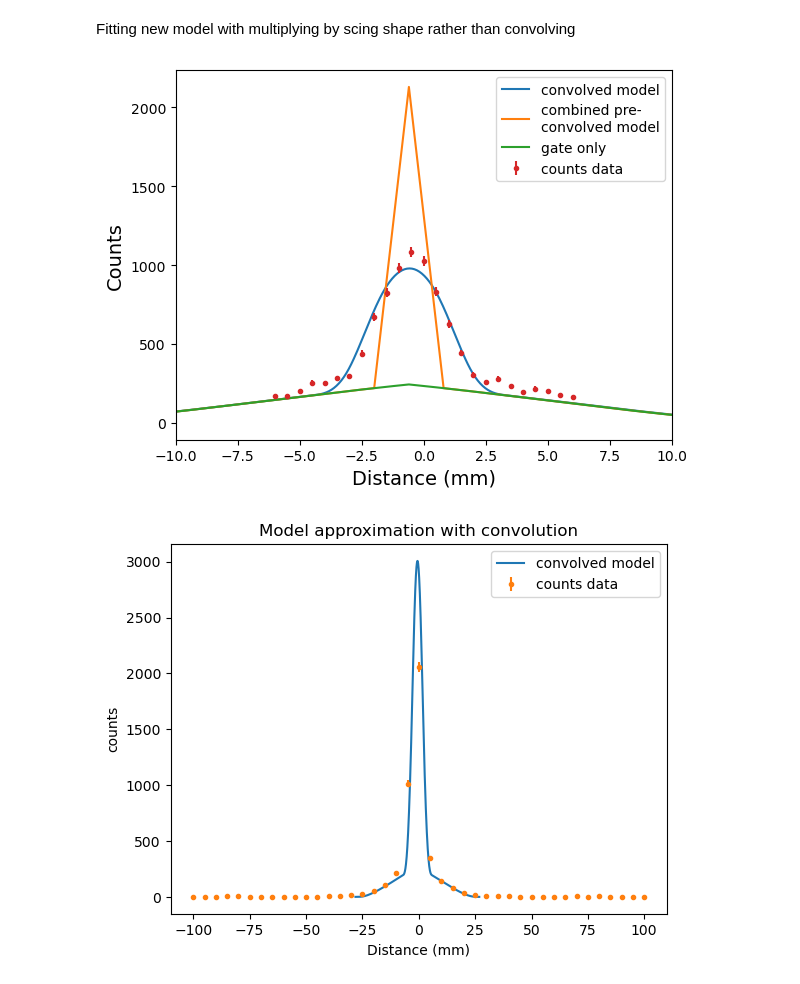
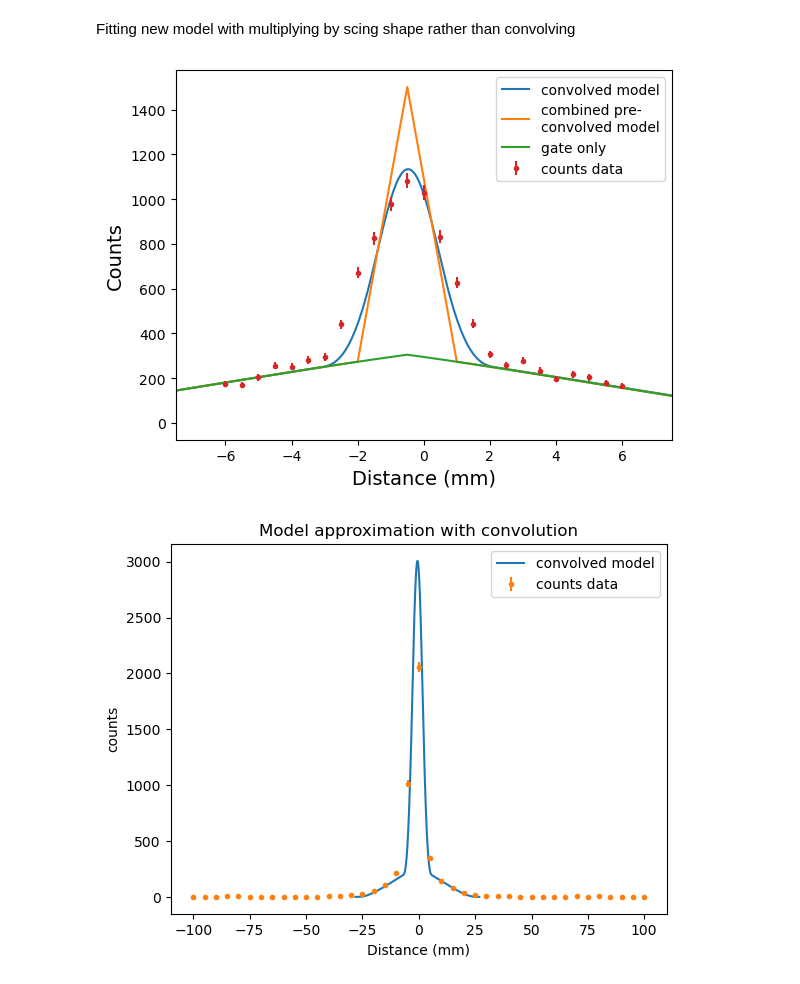
Before and after one commit to MarkZhit/PHYS409-PET, a Jupyter notebook: ModelDefinition.ipynb, the cells around one changed output. Saved outputs shown, nothing was run; the diff lists cells and outputs as text; code cells hidden in the pictures.

```diff
--- a/ModelDefinition.ipynb
+++ b/ModelDefinition.ipynb
@@ -389,14 +389,14 @@ plt.show()
 # %% [markdown]
 Fitting new model with multiplying by scing shape rather than convolving
 # %%
-Wslit = 2.8
+Wslit = 3
 Rscint = 15
-Rsource = 2.5
-Xrange = 100
+Rsource = 1.2
+# Xrange = 100
 distanceStep = 0.05
-alpha = 0.012
-amplitude = 5000
-x0 = -0.6
+alpha = 0.025
+amplitude = 3000
+x0 = -0.5
 L = 110
 Wscint = 2 * Rscint
 exposure_time = 30
@@ -449,17 +449,17 @@ gateArr = np.multiply(gateArr, scintArr)
 
 gateConv = np.convolve(gateArr, scintArr, mode='same')
 gateConv = gateArr
-convolvedGateX = np.arange(start=-len(gateConv)/2, stop=len(gateConv)/2, step=1) * 0.05 + x0
+convolvedGateX = np.arange(start=-len(gateConv)/2, stop=len(gateConv)/2, step=1) * distanceStep + x0
 #
 # slitArrPadded = slitArr
 
 # slitGateCombined = gateConv + slitArrPadded
 slitGateCombined = gateArr + slitArr
-combinedX = np.arange(start=-len(slitGateCombined)/2, stop=len(slitGateCombined)/2, step=1) * 0.05 + x0
+combinedX = np.arange(start=-len(slitGateCombined)/2, stop=len(slitGateCombined)/2, step=1) * distanceStep + x0
 
 convolvedSignal = np.convolve(slitGateCombined, sourceArr, mode='full') + background
 
-convolvedX = np.arange(start=-len(convolvedSignal)/2, stop=len(convolvedSignal)/2, step=1) * 0.05 + x0
+convolvedX = np.arange(start=-len(convolvedSignal)/2, stop=len(convolvedSignal)/2, step=1) * distanceStep + x0
 
 
 # plt.figure()
@@ -472,21 +472,21 @@ convolvedX = np.arange(start=-len(convolvedSignal)/2, stop=len(convolvedSignal)/
 # %%
 dist_array, counts_array, ucounts_array = m.readLineScan("./data/Resolution Measurements - 2026-01-16/Jan 19, 2026, 4_47 PM, Scan1, 0_0 Deg, w_3mm.dat")
 
 plt.figure()
 plt.plot(convolvedX, convolvedSignal, label=f"convolved model")
 plt.plot(combinedX, slitGateCombined, label=f"combined pre-\nconvolved model")
 plt.plot(convolvedGateX, gateArr, label=f"gate only")
 plt.errorbar(dist_array, counts_array, yerr=ucounts_array, fmt='.', label=f"counts data")
 # plt.plot(xArr, singleSlitModel)
 # plt.title("Model approximation with convolution")
 plt.xlabel("Distance (mm)", fontsize=14)
 plt.ylabel("Counts", fontsize=14)
-plt.xlim(-10,10)
+plt.xlim(-7.5,7.5)
 plt.legend()
 plt.savefig("./figures/paperAnalysis/double arctan model with convolution - separated parts.png")
 plt.show()
 # %% [output]
-[figure, old version]
+[figure, new version]
 # %%
 Wslit = 8
 Rscint = 25
```
Also changed, not shown: 6 other files.
